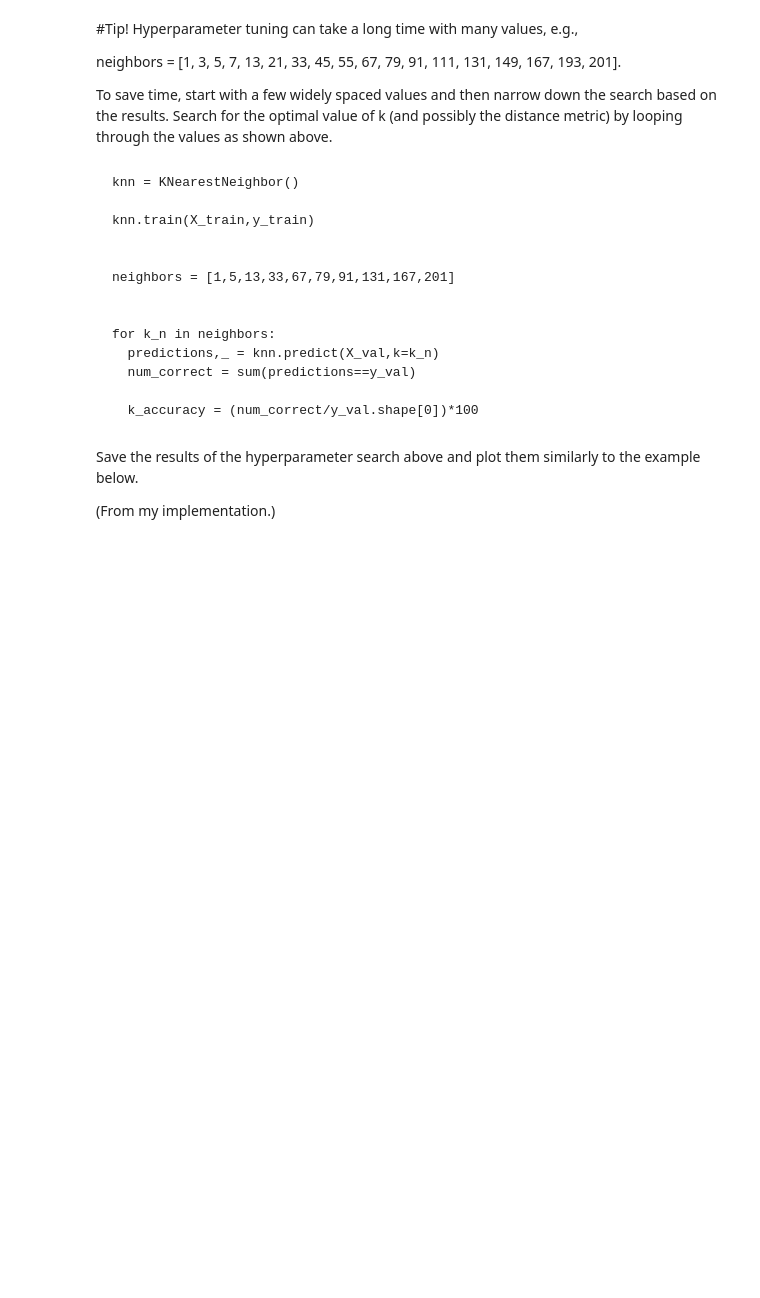
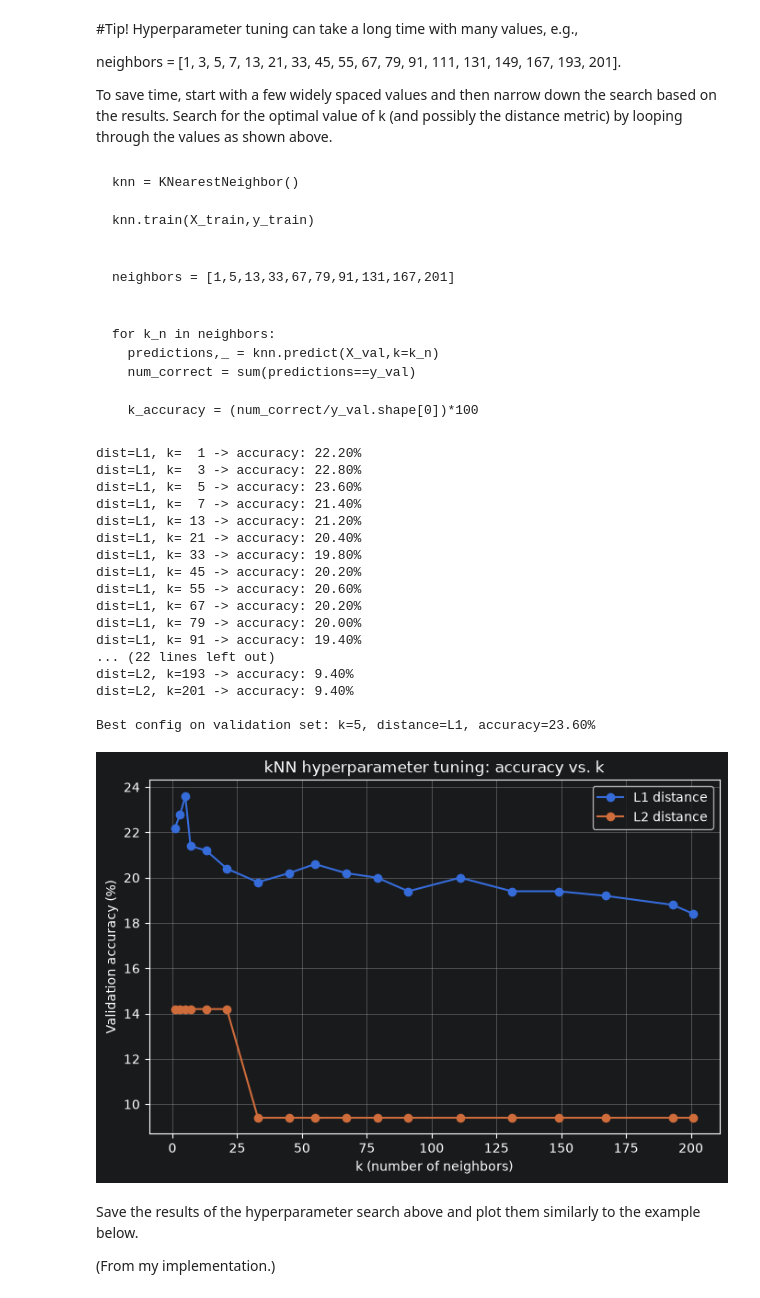
Before and after one commit to Mads-Paaske/Deep-Learning-Assignment-1, a Jupyter notebook: Deep_Learning_Assignment1_1_kNN_2026.ipynb, the cells around one changed output. Drawn from its saved outputs; the diff is of its cells as text; code cells hidden in the pictures; blank space fills up the shorter version.

```diff
--- a/Deep_Learning_Assignment1_1_kNN_2026.ipynb
+++ b/Deep_Learning_Assignment1_1_kNN_2026.ipynb
@@ -181,0 +265,10 @@ After implementing the algorithm, we want to test whether it works by first trai
+# %%
+knn = KNearestNeighbor()
+knn.train(X_train, y_train)
+
+k = 5
+predictions, _ = knn.predict(X_val, k=k, dist_metric='L2')
+
+num_correct = np.sum(predictions == y_val)
+accuracy = num_correct / y_val.shape[0] * 100
+print(f'knn accuracy for k = {k} (L2 distance): {num_correct}/{y_val.shape[0]} correct => {accuracy:.2f}%')
@@ -225,3 +316,61 @@ Search for the optimal value of k (and possibly the distance metric) by looping
+# %%
+neighbors = [1, 3, 5, 7, 13, 21, 33, 45, 55, 67, 79, 91, 111, 131, 149, 167, 193, 201]
+distance_metrics = ['L1', 'L2']
+
+knn = KNearestNeighbor()
+knn.train(X_train, y_train)
+
+results = {}  # dist_metric -> list of accuracies (aligned with `neighbors`)
+
+for dist_metric in distance_metrics:
+    accuracies = []
+    for k_n in neighbors:
+        predictions, _ = knn.predict(X_val, k=k_n, dist_metric=dist_metric)
+        num_correct = np.sum(predictions == y_val)
+        k_accuracy = (num_correct / y_val.shape[0]) * 100
+        accuracies.append(k_accuracy)
+        print(f'dist={dist_metric}, k={k_n:>3d} -> accuracy: {k_accuracy:.2f}%')
+    results[dist_metric] = accuracies
+
+# Find the best (k, distance metric) combination on the validation set
+best_metric, best_k, best_acc = None, None, -1
+for dist_metric, accuracies in results.items():
+    for k_n, acc in zip(neighbors, accuracies):
+        if acc > best_acc:
+            best_metric, best_k, best_acc = dist_metric, k_n, acc
+
+print(f'\nBest config on validation set: k={best_k}, distance={best_metric}, accuracy={best_acc:.2f}%')
+
+# Plot accuracy vs. k for each distance metric
+plt.figure(figsize=(8, 5))
+for dist_metric, accuracies in results.items():
+    plt.plot(neighbors, accuracies, marker='o', label=f'{dist_metric} distance')
+
+plt.xlabel('k (number of neighbors)')
+plt.ylabel('Validation accuracy (%)')
+plt.title('kNN hyperparameter tuning: accuracy vs. k')
+plt.legend()
+plt.grid(True)
+plt.show()
+# %% [output]
+dist=L1, k=  1 -> accuracy: 22.20%
+dist=L1, k=  3 -> accuracy: 22.80%
+dist=L1, k=  5 -> accuracy: 23.60%
+dist=L1, k=  7 -> accuracy: 21.40%
+dist=L1, k= 13 -> accuracy: 21.20%
+dist=L1, k= 21 -> accuracy: 20.40%
+dist=L1, k= 33 -> accuracy: 19.80%
+dist=L1, k= 45 -> accuracy: 20.20%
+dist=L1, k= 55 -> accuracy: 20.60%
+dist=L1, k= 67 -> accuracy: 20.20%
+dist=L1, k= 79 -> accuracy: 20.00%
+dist=L1, k= 91 -> accuracy: 19.40%
+... (22 lines left out)
+dist=L2, k=193 -> accuracy: 9.40%
+dist=L2, k=201 -> accuracy: 9.40%
+
+Best config on validation set: k=5, distance=L1, accuracy=23.60%
+[figure, added]
 # %% [markdown]
 Save the results of the hyperparameter search above and plot them similarly to the example below.
 
```
Also changed, not shown: parts of 10 cells of this notebook.
